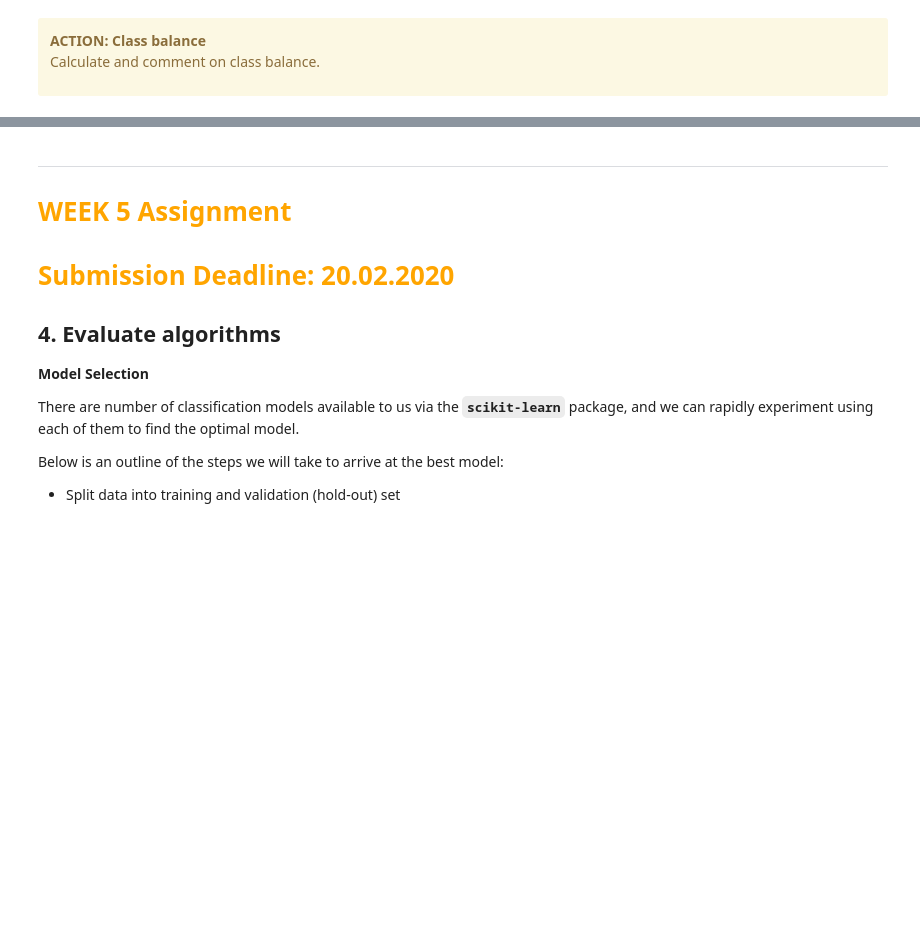
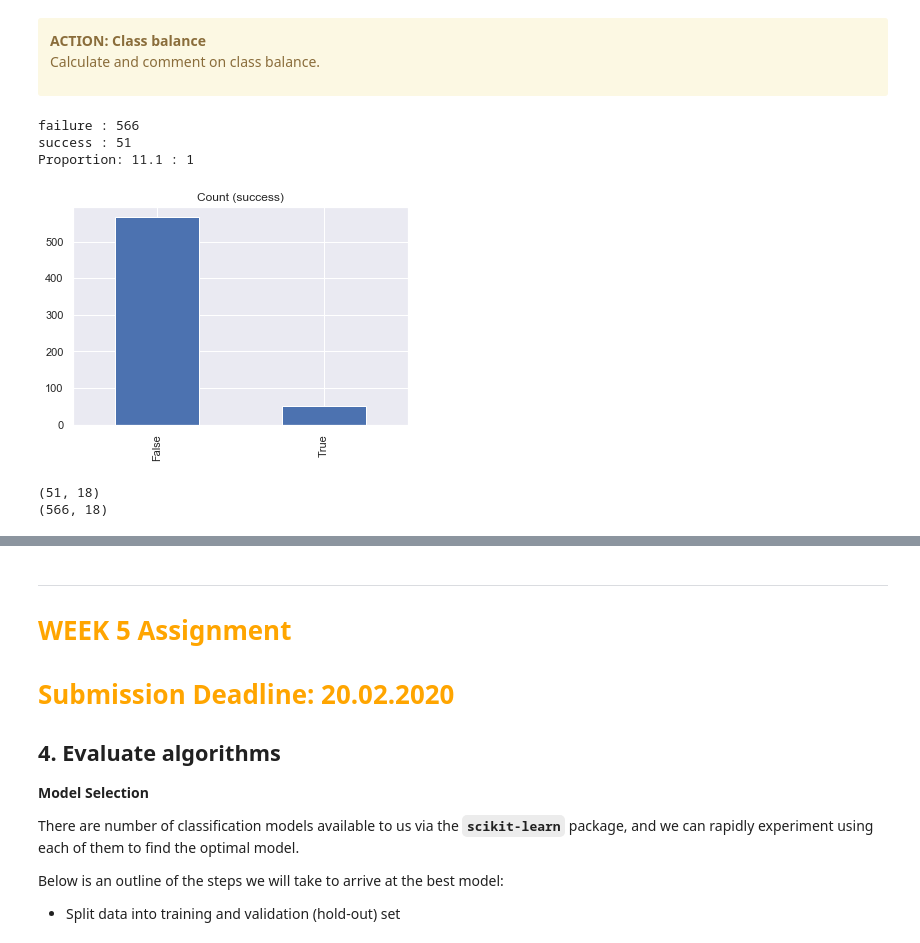
Before and after one commit to yxyyxy93/python_bussinessML_case_study, a Jupyter notebook: WMCS_yxy-Copy1.ipynb, the cells around one changed output, grey strips where cells are left out. Drawn from its saved outputs; the diff is of its cells as text; code cells hidden in the pictures; blank space fills up the shorter version.

```diff
--- a/WMCS_yxy-Copy1.ipynb
+++ b/WMCS_yxy-Copy1.ipynb
@@ -1118,0 +1112,4 @@ array_to_imp.to_numpy()
+# %%
+# find all the columns containing nan
+array_to_imp = final_df_trans[final_df_trans.columns[final_df_trans.isna().any()].tolist()]
+array_to_imp.to_numpy()
@@ -1134,4 +1155,6 @@ print(len(impped_list))
 # %%
-final_df_drop = final_df.copy()
+final_df_drop = final_df_trans.copy()
 for i, l in enumerate(impped_list):
     final_df_drop[final_df_drop.columns[final_df.isna().any()][i]] = l
+
+final_df_drop
@@ -1166,0 +1247,12 @@ corr_sorted
+# %%
+# Remove one of highly correlated varibles (test removing other as well)
+final_df_removed = final_df_drop.copy()
+final_df_removed = final_df_removed.drop(['num_users', 'Youth'], axis=1)
+
+c = final_df_removed.drop('success',axis=1).corr().abs()
+s = c.unstack()
+
+# sort the features by multicollinearity
+corr_sorted = sorted(s.items(),key = lambda x: x[1], reverse=True)
+corr_sorted = [corr_sorted[x] for x in range(len(corr_sorted)) if corr_sorted[x][1]!=1]
+corr_sorted
@@ -1180,22 +1290,30 @@ There is another way to determine the accuracy of our predictions using a confus
 
 </div>
 # %%
-success_count = final_df_drop.success.value_counts()
+success_count = final_df_removed.success.value_counts()
 print('failure :', success_count[0])
 print('success :', success_count[1])
 print('Proportion:', round(success_count[0] / success_count[1], 2), ': 1')
 
 success_count.plot(kind='bar', title='Count (success)');
+# %% [output]
+failure : 566
+success : 51
+Proportion: 11.1 : 1
+[figure, added]
 # %%
 # sampling the bigger class
 # %%
 # Class count
-count_fail, count_suc  = final_df_drop.success.value_counts()
+count_fail, count_suc  = final_df_removed.success.value_counts()
 
 # Divide by class
-df_suc = final_df_drop[final_df_drop['success'] == 1]
-df_fail = final_df_drop[final_df_drop['success'] == 0]
+df_suc = final_df_removed[final_df_drop['success'] == 1]
+df_fail = final_df_removed[final_df_drop['success'] == 0]
 print(df_suc.shape)
 print(df_fail.shape)
+# %% [output]
+(51, 18)
+(566, 18)
 # %%
 count_fail
```
Also changed, not shown: parts of 56 cells of this notebook.
